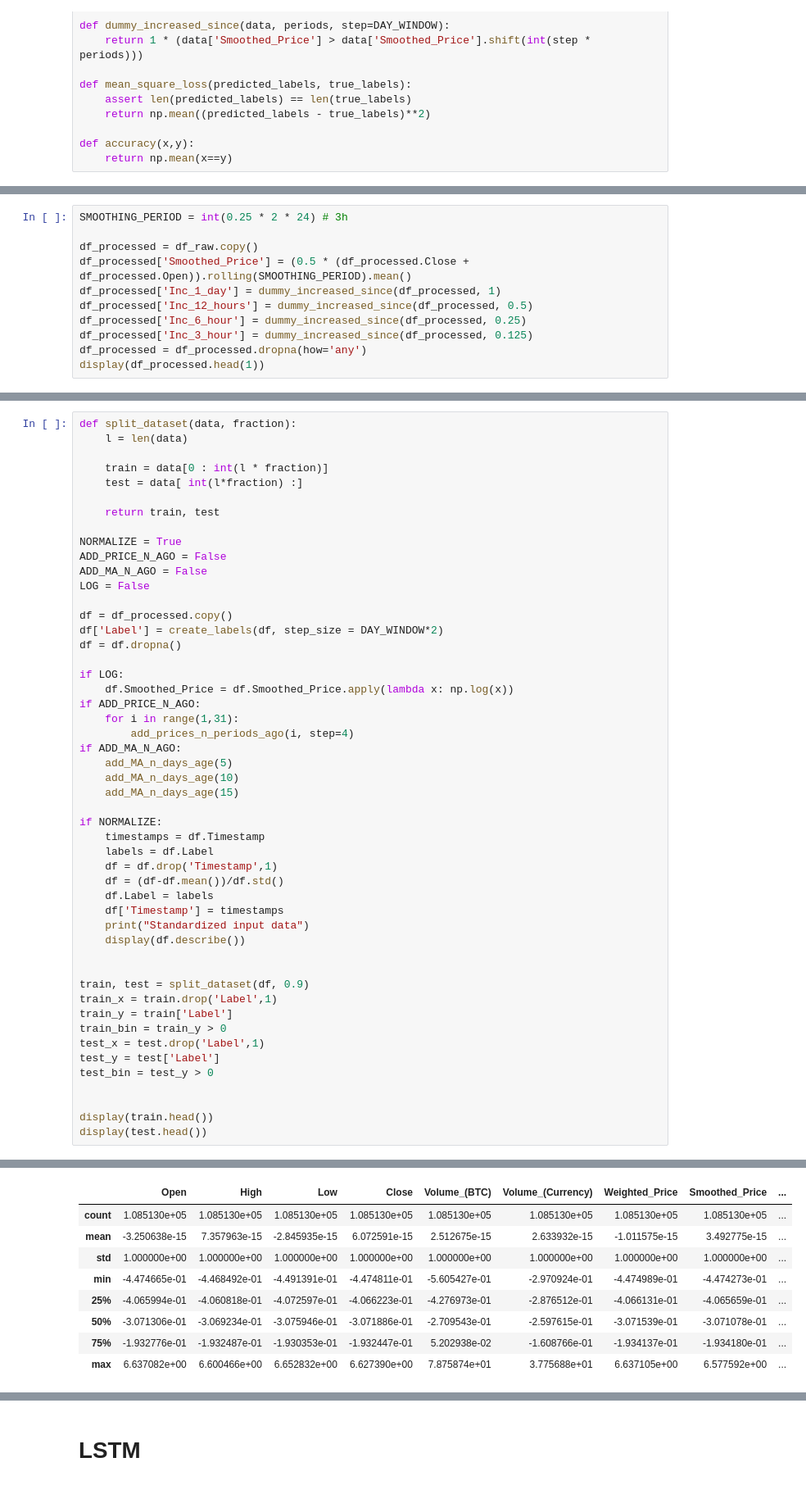
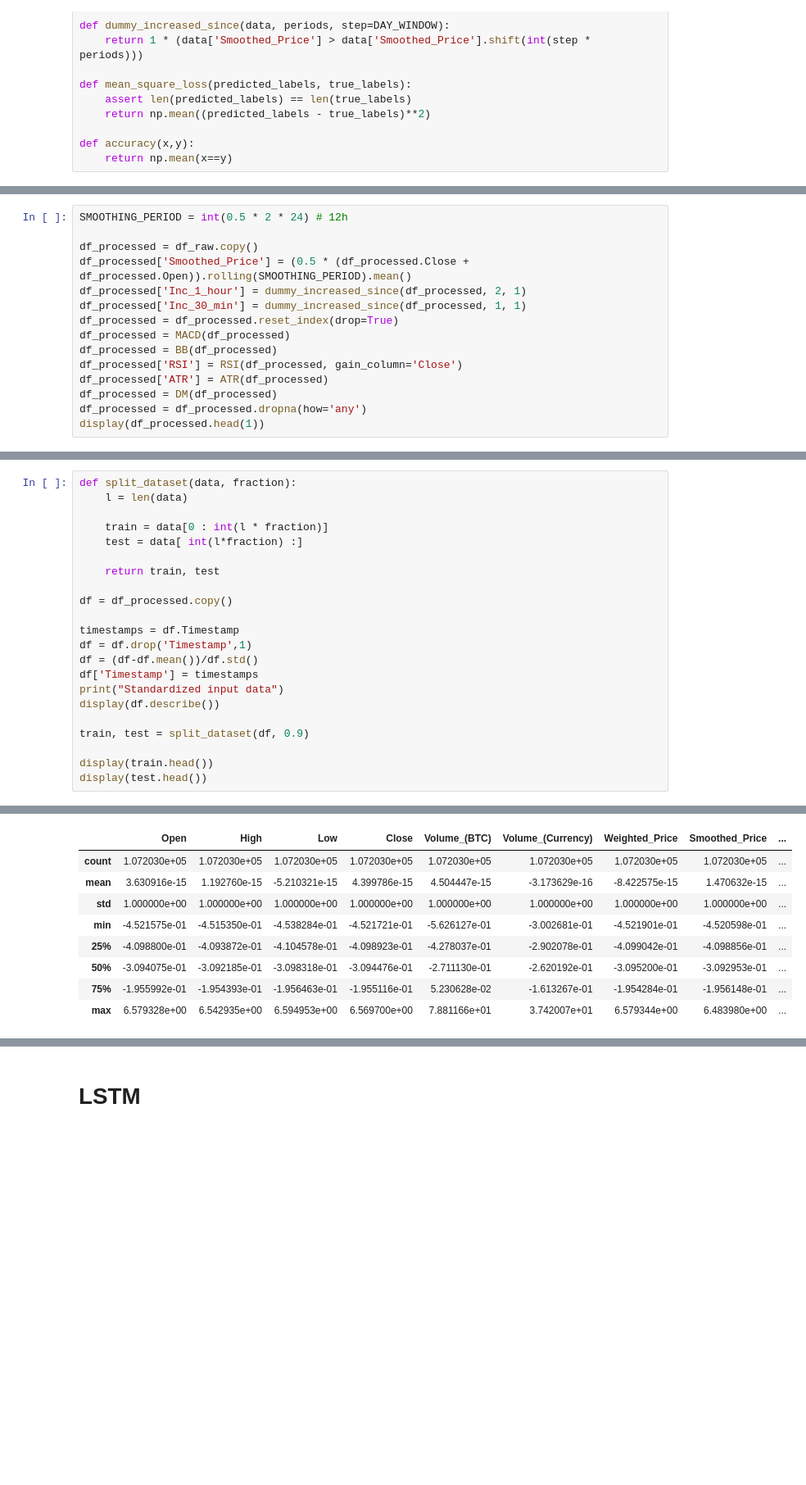
Before and after one commit to QuentinBacuet/DS_in_Practice, a Jupyter notebook: LSTM.ipynb, the cells around one changed output, grey strips where cells are left out. Shown at 82% size. Cells and saved outputs as stored; diff of their text form; blank space fills up the shorter version.

```diff
--- a/LSTM.ipynb
+++ b/LSTM.ipynb
@@ -192,12 +313,16 @@ def accuracy(x,y):
 # %%
-SMOOTHING_PERIOD = int(0.25 * 2 * 24) # 3h
+SMOOTHING_PERIOD = int(0.5 * 2 * 24) # 12h
 
 df_processed = df_raw.copy()
 df_processed['Smoothed_Price'] = (0.5 * (df_processed.Close + df_processed.Open)).rolling(SMOOTHING_PERIOD).mean()
-df_processed['Inc_1_day'] = dummy_increased_since(df_processed, 1)
-df_processed['Inc_12_hours'] = dummy_increased_since(df_processed, 0.5)
-df_processed['Inc_6_hour'] = dummy_increased_since(df_processed, 0.25)
-df_processed['Inc_3_hour'] = dummy_increased_since(df_processed, 0.125)
+df_processed['Inc_1_hour'] = dummy_increased_since(df_processed, 2, 1)
+df_processed['Inc_30_min'] = dummy_increased_since(df_processed, 1, 1)
+df_processed = df_processed.reset_index(drop=True)
+df_processed = MACD(df_processed)
+df_processed = BB(df_processed)
+df_processed['RSI'] = RSI(df_processed, gain_column='Close')
+df_processed['ATR'] = ATR(df_processed)
+df_processed = DM(df_processed)
 df_processed = df_processed.dropna(how='any')
 display(df_processed.head(1))
 # %% [output]
@@ -237,61 +332,33 @@ show(p)
 # %%
 def split_dataset(data, fraction):
     l = len(data)
 
     train = data[0 : int(l * fraction)]
     test = data[ int(l*fraction) :]
 
     return train, test
 
-NORMALIZE = True
-ADD_PRICE_N_AGO = False
-ADD_MA_N_AGO = False
-LOG = False
+df = df_processed.copy()
 
-df = df_processed.copy()
-df['Label'] = create_labels(df, step_size = DAY_WINDOW*2)
-df = df.dropna()
-
-if LOG:
-    df.Smoothed_Price = df.Smoothed_Price.apply(lambda x: np.log(x))
-if ADD_PRICE_N_AGO:
-    for i in range(1,31):
-        add_prices_n_periods_ago(i, step=4)
-if ADD_MA_N_AGO:
-    add_MA_n_days_age(5)
-    add_MA_n_days_age(10)
-    add_MA_n_days_age(15)
-
-if NORMALIZE:
-    timestamps = df.Timestamp
-    labels = df.Label
-    df = df.drop('Timestamp',1)
-    df = (df-df.mean())/df.std()
-    df.Label = labels
-    df['Timestamp'] = timestamps
-    print("Standardized input data")
-    display(df.describe())
-
+timestamps = df.Timestamp
+df = df.drop('Timestamp',1)
+df = (df-df.mean())/df.std()
+df['Timestamp'] = timestamps
+print("Standardized input data")
+display(df.describe())
 
 train, test = split_dataset(df, 0.9)
-train_x = train.drop('Label',1)
-train_y = train['Label']
-train_bin = train_y > 0
-test_x = test.drop('Label',1)
-test_y = test['Label']
-test_bin = test_y > 0
-
 
 display(train.head())
 display(test.head())
 # %% [output]
 Standardized input data
 |  | Open | High | Low | Close | Volume_(BTC) | Volume_(Currency) | Weighted_Price | Smoothed_Price | ... |
-| count | 1.085130e+05 | 1.085130e+05 | 1.085130e+05 | 1.085130e+05 | 1.085130e+05 | 1.085130e+05 | 1.085130e+05 | 1.085130e+05 | ... |
-| mean | -3.250638e-15 | 7.357963e-15 | -2.845935e-15 | 6.072591e-15 | 2.512675e-15 | 2.633932e-15 | -1.011575e-15 | 3.492775e-15 | ... |
+| count | 1.072030e+05 | 1.072030e+05 | 1.072030e+05 | 1.072030e+05 | 1.072030e+05 | 1.072030e+05 | 1.072030e+05 | 1.072030e+05 | ... |
+| mean | 3.630916e-15 | 1.192760e-15 | -5.210321e-15 | 4.399786e-15 | 4.504447e-15 | -3.173629e-16 | -8.422575e-15 | 1.470632e-15 | ... |
 | std | 1.000000e+00 | 1.000000e+00 | 1.000000e+00 | 1.000000e+00 | 1.000000e+00 | 1.000000e+00 | 1.000000e+00 | 1.000000e+00 | ... |
-| min | -4.474665e-01 | -4.468492e-01 | -4.491391e-01 | -4.474811e-01 | -5.605427e-01 | -2.970924e-01 | -4.474989e-01 | -4.474273e-01 | ... |
-| 25% | -4.065994e-01 | -4.060818e-01 | -4.072597e-01 | -4.066223e-01 | -4.276973e-01 | -2.876512e-01 | -4.066131e-01 | -4.065659e-01 | ... |
-| 50% | -3.071306e-01 | -3.069234e-01 | -3.075946e-01 | -3.071886e-01 | -2.709543e-01 | -2.597615e-01 | -3.071539e-01 | -3.071078e-01 | ... |
-| 75% | -1.932776e-01 | -1.932487e-01 | -1.930353e-01 | -1.932447e-01 | 5.202938e-02 | -1.608766e-01 | -1.934137e-01 | -1.934180e-01 | ... |
-| max | 6.637082e+00 | 6.600466e+00 | 6.652832e+00 | 6.627390e+00 | 7.875874e+01 | 3.775688e+01 | 6.637105e+00 | 6.577592e+00 | ... |
+| min | -4.521575e-01 | -4.515350e-01 | -4.538284e-01 | -4.521721e-01 | -5.626127e-01 | -3.002681e-01 | -4.521901e-01 | -4.520598e-01 | ... |
+| 25% | -4.098800e-01 | -4.093872e-01 | -4.104578e-01 | -4.098923e-01 | -4.278037e-01 | -2.902078e-01 | -4.099042e-01 | -4.098856e-01 | ... |
+| 50% | -3.094075e-01 | -3.092185e-01 | -3.098318e-01 | -3.094476e-01 | -2.711130e-01 | -2.620192e-01 | -3.095200e-01 | -3.092953e-01 | ... |
+| 75% | -1.955992e-01 | -1.954393e-01 | -1.956463e-01 | -1.955116e-01 | 5.230628e-02 | -1.613267e-01 | -1.954284e-01 | -1.956148e-01 | ... |
+| max | 6.579328e+00 | 6.542935e+00 | 6.594953e+00 | 6.569700e+00 | 7.881166e+01 | 3.742007e+01 | 6.579344e+00 | 6.483980e+00 | ... |
```
Also changed, not shown: parts of 38 cells of this notebook.
